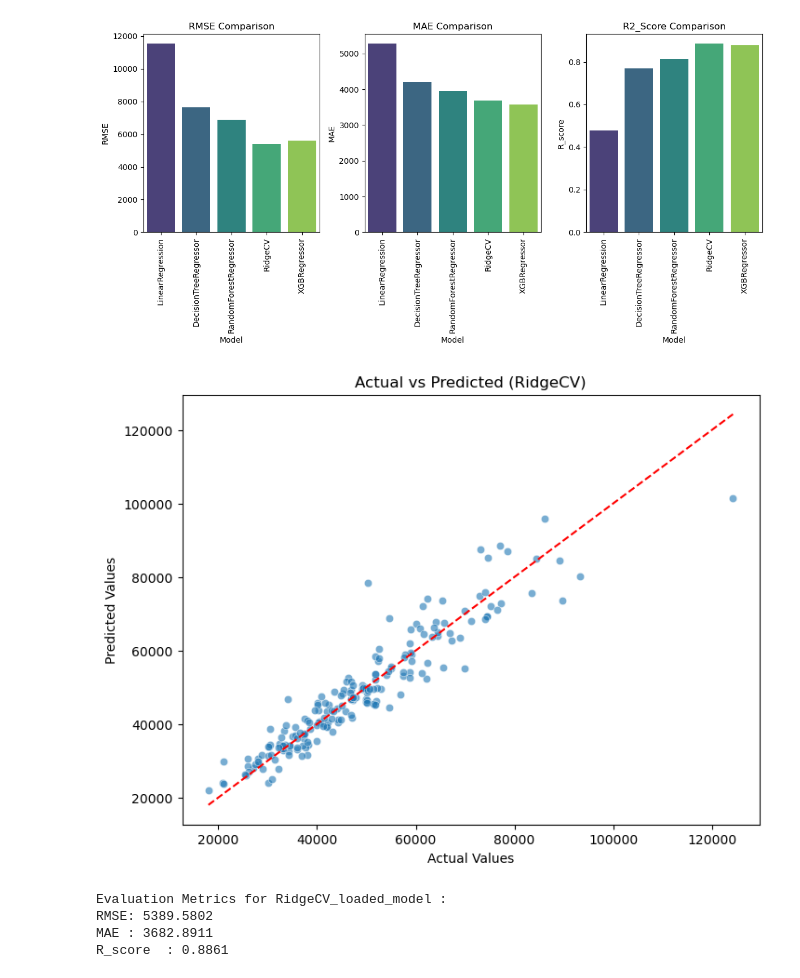
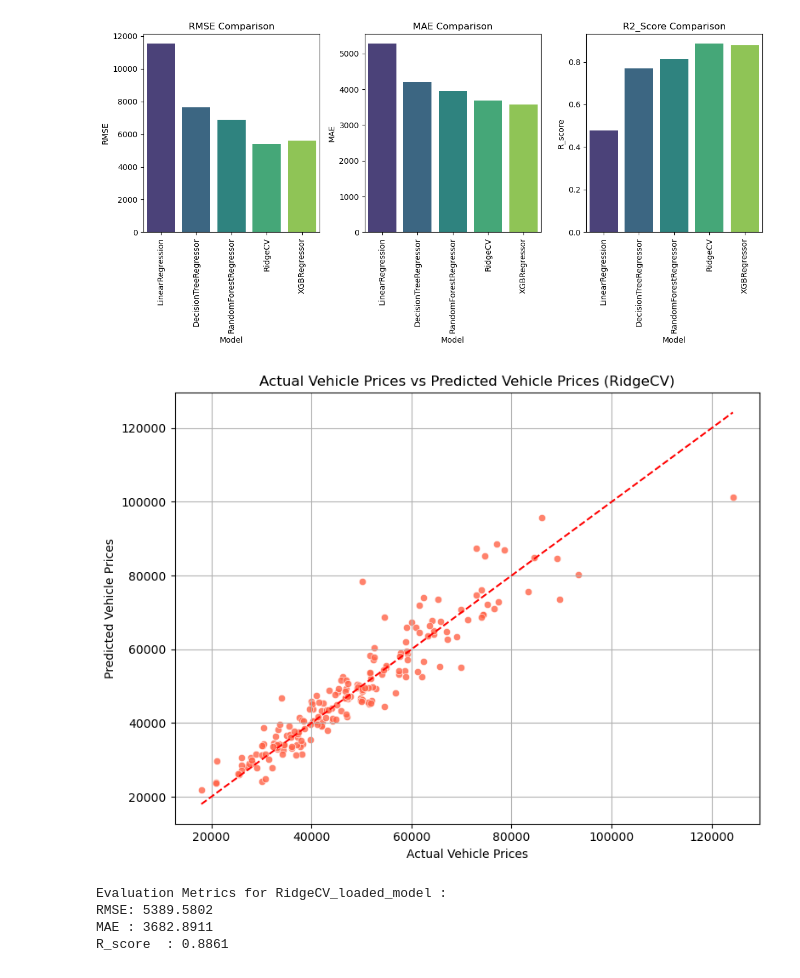
Before and after one commit to rshewatkar/ML_internship, a Jupyter notebook: Vehicle Price Prediction/Vehical_price.ipynb, the cells around one changed output. Saved outputs shown, nothing was run; the diff lists cells and outputs as text; code cells hidden in the pictures.

Commit message:
code updated for prediction from joblib model

```diff
--- a/Vehicle Price Prediction/Vehical_price.ipynb
+++ b/Vehicle Price Prediction/Vehical_price.ipynb
@@ -451,7 +510,7 @@ MAE : 3570.4788
 R_score  : 0.8771
 # %%
 # results for all models
-results = pd.DataFrame([LinearRegression_metrics,DecisionTreeRegressor_metrics,RandomForestRegressor_metrics,RidgeCV_metrics,XGBRegressor_metrics])
+results = pd.DataFrame([LinearRegression_metrics,DecisionTreeRegressor_metrics,RandomForestRegressor_metrics,XGBRegressor_metrics,RidgeCV_metrics])
 # Convert to DataFrame
 results_df = pd.DataFrame(results)
 display(results_df)
@@ -489,20 +548,22 @@ plt.show()
 # %%
 best_model = results_df.loc[results_df['R_score'].idxmax()]['Model']
 
 if best_model == 'RidgeCV':
     preds = rdcv_preds
 elif best_model == 'XGBRegressor':
     preds = XGB_preds
 
 plt.figure(figsize=(8, 6))
-sns.scatterplot(x=y_test, y=preds, alpha=0.6)
+sns.scatterplot(x=y_test, y=preds, alpha=0.8, color='tomato')
 plt.plot([y_test.min(), y_test.max()], [y_test.min(), y_test.max()], 'r--')
-plt.xlabel('Actual Values')
-plt.ylabel('Predicted Values')
-plt.title(f'Actual vs Predicted ({best_model})')
+plt.xlabel('Actual Vehicle Prices')
+plt.ylabel('Predicted Vehicle Prices')
+plt.title(f'Actual Vehicle Prices vs Predicted Vehicle Prices ({best_model})')
+plt.grid(True)
+plt.tight_layout()
 plt.show()
 # %% [output]
-[figure, old version]
+[figure, new version]
 # %%
 # Save the best model using joblib
 from joblib import dump, load
```
Also changed, not shown: parts of 9 cells of this notebook, 1 other file.
